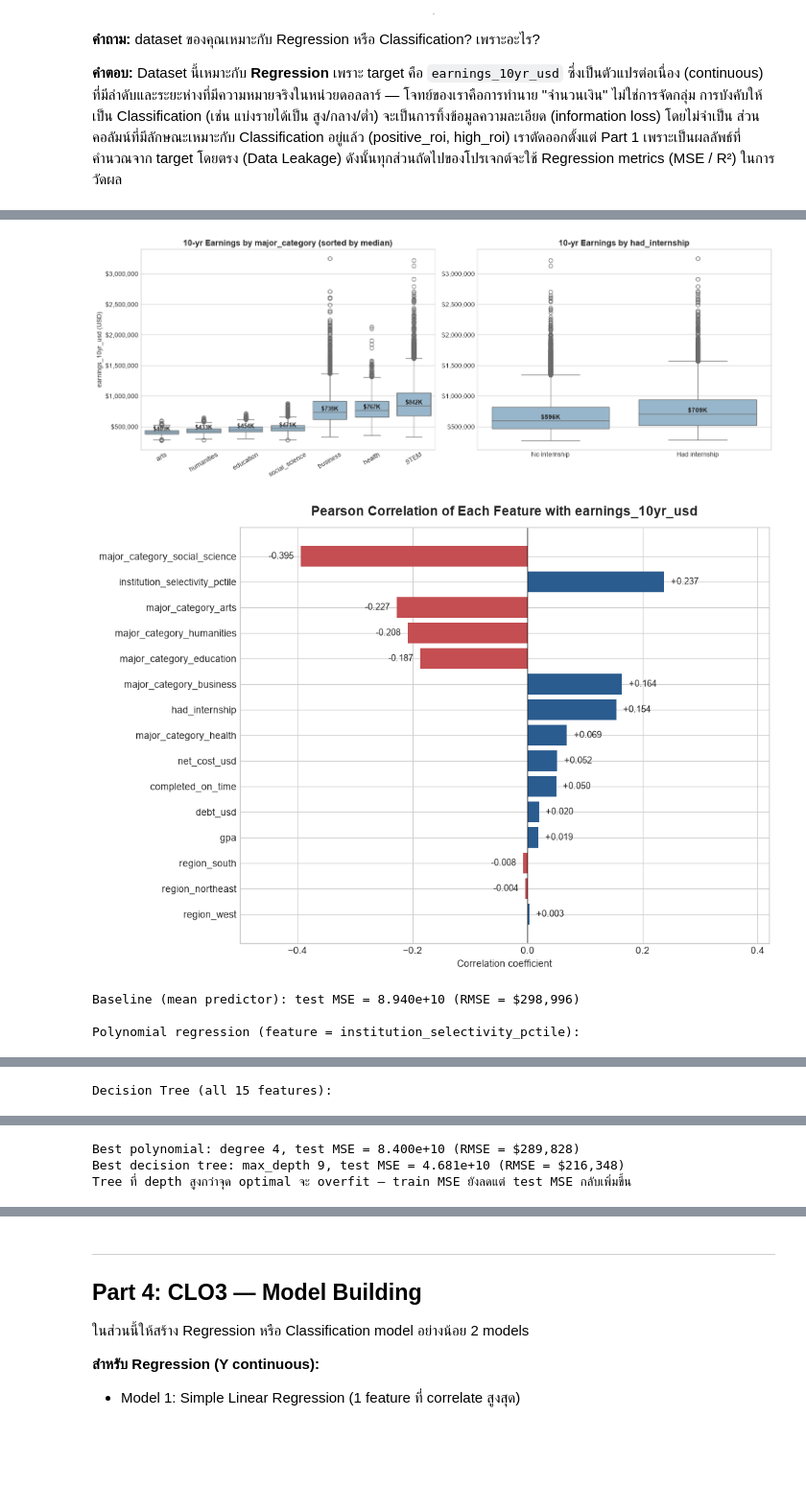
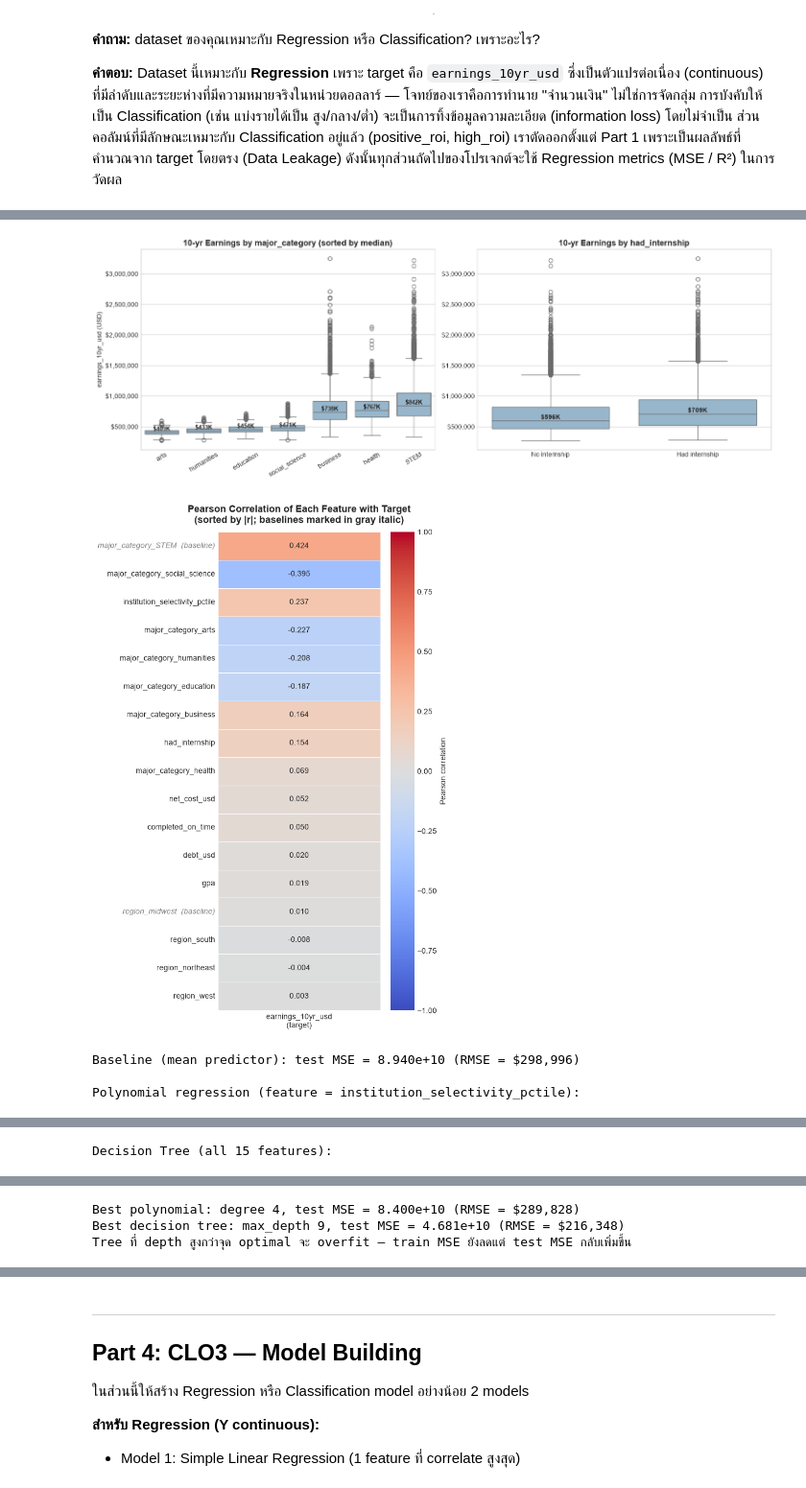
Before and after one commit to Thanawattho68-bit/Math-Project-1-26, a Jupyter notebook: lab15_project_template.ipynb, the cells around one changed output, grey strips where cells are left out. Shown at 96% size. Cells and saved outputs as stored; diff of their text form; code cells hidden in the pictures; blank space fills up the shorter version.

Commit message:
add heatmap naja

```diff
--- a/lab15_project_template.ipynb
+++ b/lab15_project_template.ipynb
@@ -517,19 +517,28 @@ axes[1].yaxis.set_major_formatter('${x:,.0f}')
 plt.tight_layout()
 plt.show()
 
-# ── Step 3: Correlation ของทุก feature กับ target (เรียงตามค่า |r|) ──
-corr = df_encoded[feature_cols].corrwith(df_encoded[target_col])
+# ── Step 3: Correlation ของทุก feature กับ target (heatmap เรียงตาม |r|) ──
+# ใช้ df_encoded_for_graph (one-hot แบบเก็บครบทุกกลุ่ม) เพื่อให้เห็น baseline ด้วย:
+# major_category_STEM และ region_midwest (ติดป้าย "baseline") ไม่ได้ถูกใช้ในโมเดล
+# — feature อื่นๆ ตีความโดยเทียบกับสองตัวนี้ และค่า r ของ STEM คือภาพสะท้อนจาก
+# ฝั่งตรงข้ามของกลุ่มสาขารายได้ต่ำ (ทางคณิต STEM = 1 − ผลรวมของสาขาอื่น)
+corr = df_encoded_for_graph.drop(columns=[target_col]).corrwith(df_encoded_for_graph[target_col])
 corr = corr.reindex(corr.abs().sort_values(ascending=False).index)
-fig, ax = plt.subplots(figsize=(10, 7))
-colors = ['#c44e52' if v < 0 else '#2b5c8f' for v in corr.values]
-ax.barh(corr.index[::-1], corr.values[::-1], color=colors[::-1])
-for i, v in enumerate(corr.values[::-1]):
-    ax.text(v + (0.012 if v >= 0 else -0.012), i, f'{v:+.3f}',
-            va='center', ha='left' if v >= 0 else 'right', fontsize=9)
-ax.axvline(0, color='black', linewidth=0.8)
-ax.set_xlim(-0.5, 0.42)
-ax.set_title('Pearson Correlation of Each Feature with earnings_10yr_usd', fontsize=14, fontweight='bold', pad=12)
-ax.set_xlabel('Correlation coefficient')
+corr_labels = [f'{name}  (baseline)' if name in ('major_category_STEM', 'region_midwest') else name
+               for name in corr.index]
+
+fig, ax = plt.subplots(figsize=(6.5, 10))
+sns.heatmap(corr.to_frame('earnings_10yr_usd\n(target)').set_axis(corr_labels),
+            annot=True, fmt='.3f', cmap='coolwarm', vmin=-1, vmax=1,
+            linewidths=0.5, annot_kws={'size': 10},
+            cbar_kws={'label': 'Pearson correlation'}, ax=ax)
+ax.set_title('Pearson Correlation of Each Feature with Target\n(sorted by |r|; baselines marked in gray italic)',
+             fontsize=13, fontweight='bold', pad=12)
+ax.set_xlabel(''); ax.set_ylabel('')
+for lbl in ax.get_yticklabels():
+    if '(baseline)' in lbl.get_text():
+        lbl.set_color('gray')
+        lbl.set_fontstyle('italic')
 plt.tight_layout()
 plt.show()
 
@@ -591,34 +600,34 @@ ax.set_xlabel('Polynomial degree (model complexity)')
 ax.set_ylabel('MSE ($\\times 10^{12}$ USD$^2$)')
 ax.set_ylim(0.075, 0.092)
 ax.legend(fontsize=9)
 
 ax = axes[1]
 ax.plot(tree_df['max_depth'], tree_df['train MSE'] / scale, marker='o', color='#2b5c8f', label='Train MSE')
 ax.plot(tree_df['max_depth'], tree_df['test MSE'] / scale, marker='s', color='#d95f02', label='Test MSE')
 ax.axhline(baseline_mse / scale, color='red', linestyle='--', alpha=0.6, label='Baseline (mean predictor)')
 best_t = int(tree_df.loc[tree_df['test MSE'].idxmin(), 'max_depth'])
 ax.annotate(f'best test @ depth {best_t}',
             xy=(best_t, tree_df.loc[tree_df['max_depth'] == best_t, 'test MSE'].iloc[0] / scale),
             xytext=(best_t + 2.5, tree_df['test MSE'].min() / scale + 0.006),
             arrowprops=dict(arrowstyle='->', color='gray'), fontsize=10)
 ax.set_title('(b) Decision Tree: MSE vs max_depth\n(all 15 features)', fontsize=12, fontweight='bold')
 ax.set_xlabel('max_depth (model complexity)')
 ax.set_ylabel('MSE ($\\times 10^{12}$ USD$^2$)')
 ax.legend(fontsize=9)
 
 plt.suptitle('Bias-Variance Tradeoff: Train/Test MSE vs Model Complexity', fontsize=14, fontweight='bold', y=1.02)
 plt.tight_layout()
 plt.show()
 
 best_poly_mse = poly_df['test MSE'].min()
 best_tree_mse = tree_df['test MSE'].min()
 print(f'Best polynomial: degree {best_d}, test MSE = {best_poly_mse:.3e} (RMSE = ${np.sqrt(best_poly_mse):,.0f})')
 print(f'Best decision tree: max_depth {best_t}, test MSE = {best_tree_mse:.3e} (RMSE = ${np.sqrt(best_tree_mse):,.0f})')
 print(f'Tree ที่ depth สูงกว่าจุด optimal จะ overfit — train MSE ยังลดแต่ test MSE กลับเพิ่มขึ้น')
 # %% [output]
 [figure]
 [figure]
-[figure, old version]
+[figure, new version]
 Baseline (mean predictor): test MSE = 8.940e+10 (RMSE = $298,996)
 
 Polynomial regression (feature = institution_selectivity_pctile):
```
Also changed, not shown: parts of 1 cell of this notebook.
